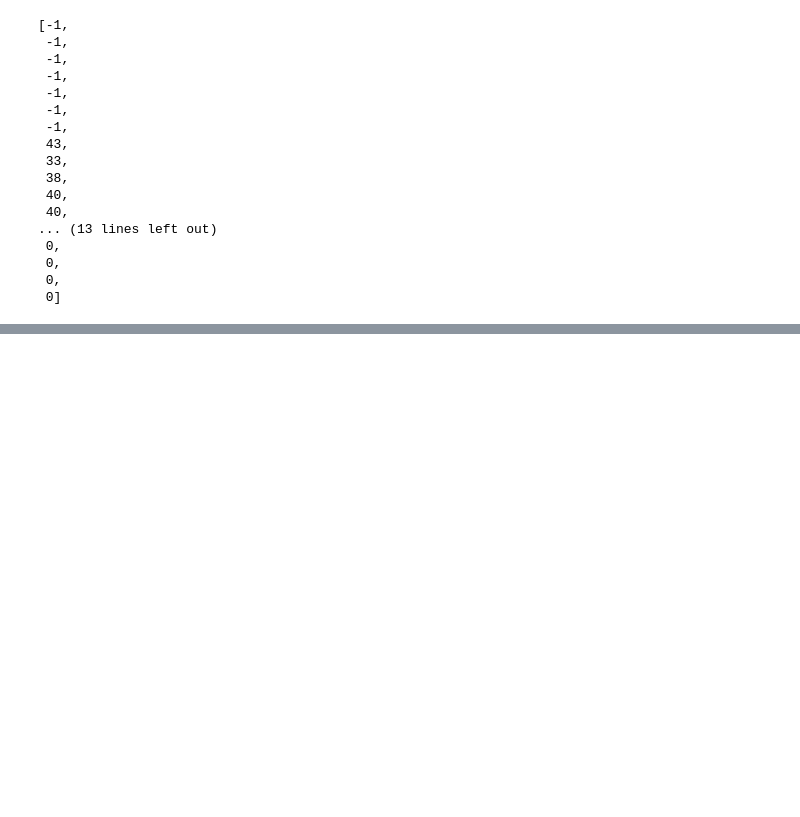
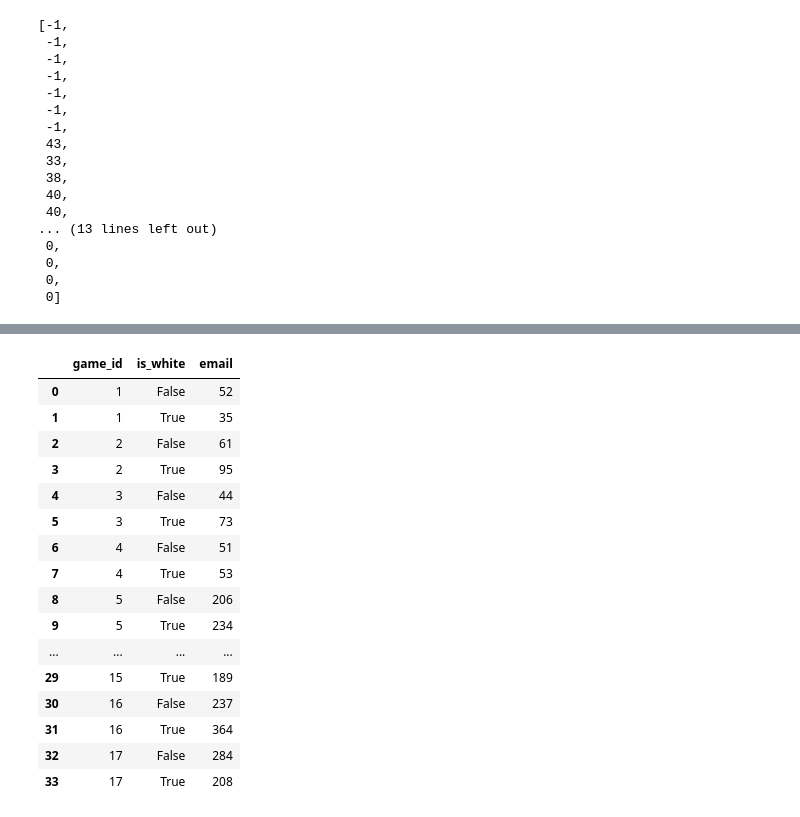
Before and after one commit to appventure-nush/nush-chess, a Jupyter notebook: analysis/Analysis.ipynb, the cells around one changed output, grey strips where cells are left out. Cells and saved outputs as stored; diff of their text form; code cells hidden in the pictures; blank space fills up the shorter version.

```diff
--- a/analysis/Analysis.ipynb
+++ b/analysis/Analysis.ipynb
@@ -442,0 +502,21 @@ get_placings('h2010155@nushigh.edu.sg')
+# %%
+grp = votes17.groupby(['game_id', 'is_white']).email.count().reset_index()
+grp
+# %% [output]
+|  | game_id | is_white | email |
+| 0 | 1 | False | 52 |
+| 1 | 1 | True | 35 |
+| 2 | 2 | False | 61 |
+| 3 | 2 | True | 95 |
+| 4 | 3 | False | 44 |
+| 5 | 3 | True | 73 |
+| 6 | 4 | False | 51 |
+| 7 | 4 | True | 53 |
+| 8 | 5 | False | 206 |
+| 9 | 5 | True | 234 |
+| ... | ... | ... | ... |
+| 29 | 15 | True | 189 |
+| 30 | 16 | False | 237 |
+| 31 | 16 | True | 364 |
+| 32 | 17 | False | 284 |
+| 33 | 17 | True | 208 |
```
Also changed, not shown: parts of 11 cells of this notebook.
